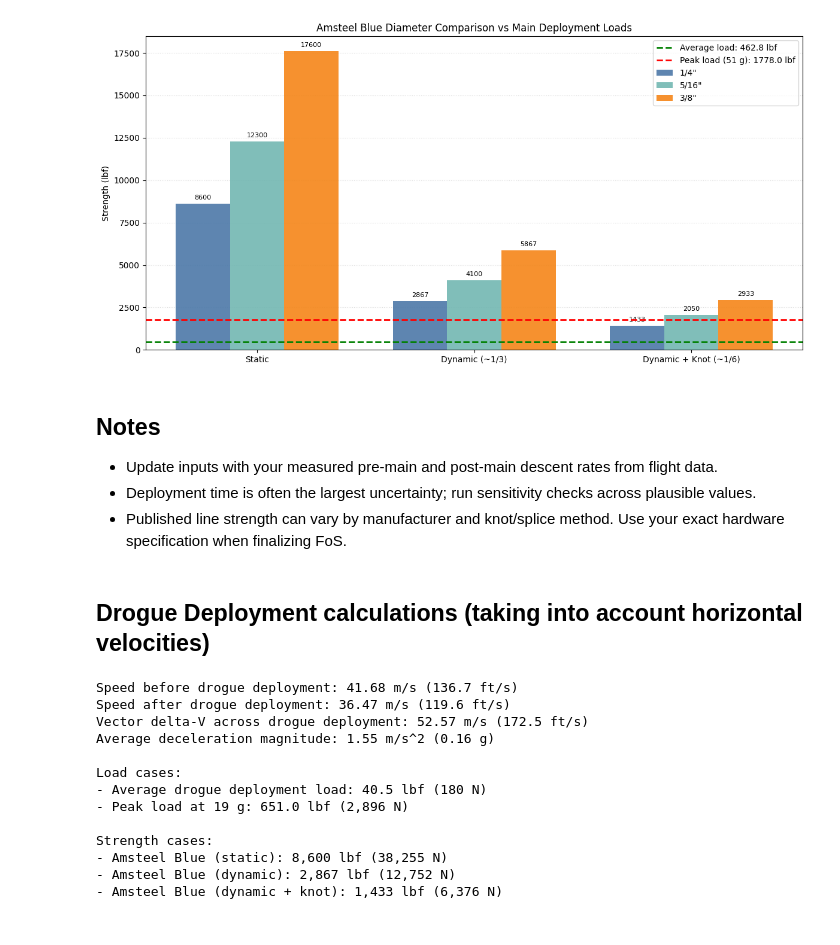
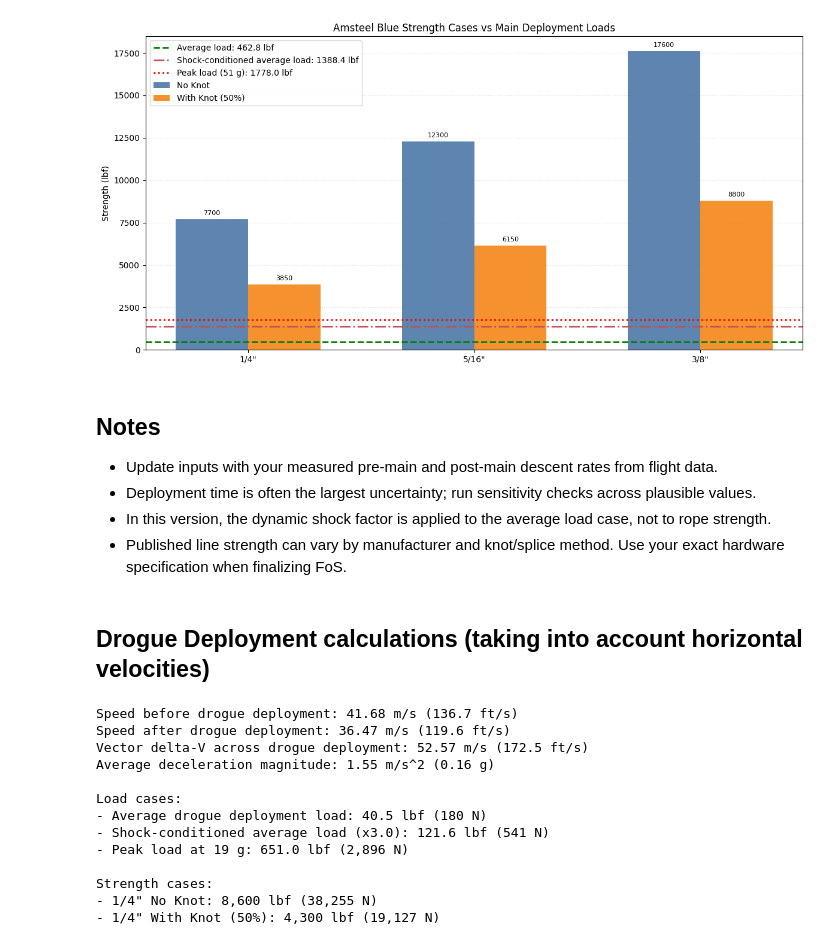
Before and after one commit to VoicefulEmu/DataAnalysisSnowbirdTest, a Jupyter notebook: code/ShockCordCalcs.ipynb, the cells around one changed output. Drawn from its saved outputs; the diff is of its cells as text; code cells hidden in the pictures.

```diff
--- a/code/ShockCordCalcs.ipynb
+++ b/code/ShockCordCalcs.ipynb
@@ -16,10 +19,10 @@ deployment_time_s = 0.40  # Time over which velocity change occurs, seconds
 max_g_main = 50.8  # Maximum expected deceleration in g's (measured main channel max accel)
 required_fos = 3.0
 knot_efficiency = 0.50  # Conservative retained strength fraction for a knotted termination
-dynamic_shock_factor=1.0 / 3.0  # Conservative additional factor to account for dynamic shock loading beyond the simple impulse calculation
+shock_load_factor = 3.0  # Multiplier applied to the average load for dynamic shock conditioning
 
 # Amsteel Blue minimum break strengths by diameter (typical published values)
-amsteel_strength_lbf_quart = 8600.0   # 1/4 in
+amsteel_strength_lbf_quart = 7700   # 1/4 in
 amsteel_strength_lbf_quint = 12300.0  # 5/16 in
 amsteel_strength_lbf_oct   = 17600.0  # 3/8 in
 
@@ -34,23 +37,22 @@ mass_kg = mass_lbm * KG_PER_LBM
 v_before_main_mps = v_before_main_fts * M_PER_FT
 v_after_main_mps = v_after_main_fts * M_PER_FT
 
-# Strength cases for all three diameters × three treatment scenarios
+# Strength cases for all three diameters × two termination scenarios
 # Used by the FoS table and the grouped bar chart
 diameters_main = {
     '1/4"': amsteel_strength_lbf_quart,
     '5/16"': amsteel_strength_lbf_quint,
     '3/8"': amsteel_strength_lbf_oct,
 }
-treatments_main = {
-    'Static': 1.0,
-    'Dynamic (~1/3)': dynamic_shock_factor,
-    'Dynamic + Knot (~1/6)': dynamic_shock_factor * knot_efficiency,
+knot_treatments_main = {
+    'No Knot': 1.0,
+    'With Knot (50%)': knot_efficiency,
 }
 
 strength_lbf = {
     f'{diam} {treatment}': base * factor
     for diam, base in diameters_main.items()
-    for treatment, factor in treatments_main.items()
+    for treatment, factor in knot_treatments_main.items()
 }
 # %%
 # Calculations
@@ -59,10 +61,12 @@ a_mag = delta_v / deployment_time_s
 a_mag_g = a_mag / g
 
 avg_tension_N = mass_kg * (a_mag + g)
+shock_conditioned_tension_N = avg_tension_N * shock_load_factor
 peak_tension_N = mass_kg * max_g_main * g
 
 loads_N = {
     "Average deployment load": avg_tension_N,
+    f"Shock-conditioned average load (x{shock_load_factor:.1f})": shock_conditioned_tension_N,
     f"Peak load at {max_g_main:.0f} g": peak_tension_N,
 }
 loads_lbf = {name: value / N_PER_LBF for name, value in loads_N.items()}
@@ -171,28 +173,32 @@ CHECK DESIGN: 1/4" Dynamic + Knot (~1/6) vs Peak load at 51 g gives FoS = 0.81,
 import matplotlib.pyplot as plt
 import numpy as np
 
-treatment_labels = list(treatments_main.keys())
 diameter_labels = list(diameters_main.keys())
-colors = ["#4c78a8", "#72b7b2", "#f58518"]
+knot_treatment_labels = list(knot_treatments_main.keys())
+colors = ["#4c78a8", "#f58518"]
 
-x = np.arange(len(treatment_labels))
-n_diam = len(diameter_labels)
-width = 0.25
-offsets = np.linspace(-(n_diam - 1) / 2, (n_diam - 1) / 2, n_diam) * width
+x = np.arange(len(diameter_labels))
+n_treatments = len(knot_treatment_labels)
+width = 0.32
+offsets = np.linspace(-(n_treatments - 1) / 2, (n_treatments - 1) / 2, n_treatments) * width
 
 avg_load_lbf = loads_lbf["Average deployment load"]
+shock_load_lbf = loads_lbf[f"Shock-conditioned average load (x{shock_load_factor:.1f})"]
 peak_load_lbf = loads_lbf[f"Peak load at {max_g_main:.0f} g"]
 label_offset = max(strength_lbf.values()) * 0.01
 
 fig, ax = plt.subplots(figsize=(12, 6))
 
-for i, (diam_label, base_strength) in enumerate(diameters_main.items()):
-    vals = [base_strength * factor for factor in treatments_main.values()]
+for i, treatment_label in enumerate(knot_treatment_labels):
+    vals = [
+        diameters_main[diam_label] * knot_treatments_main[treatment_label]
+        for diam_label in diameter_labels
+    ]
     rects = ax.bar(
         x + offsets[i],
         vals,
         width,
-        label=diam_label,
+        label=treatment_label,
         color=colors[i],
         alpha=0.9,
         zorder=2,
@@ -203,41 +209,50 @@ for i, (diam_label, base_strength) in enumerate(diameters_main.items()):
             v + label_offset,
             f"{v:.0f}",
             ha="center",
             va="bottom",
             fontsize=8,
         )
 
 ax.axhline(
     avg_load_lbf,
     color="green",
     linestyle="--",
     linewidth=2,
     label=f"Average load: {avg_load_lbf:.1f} lbf",
     zorder=3,
 )
 ax.axhline(
+    shock_load_lbf,
+    color="#c44e52",
+    linestyle="-.",
+    linewidth=2,
+    label=f"Shock-conditioned average load: {shock_load_lbf:.1f} lbf",
+    zorder=3,
+)
+ax.axhline(
     peak_load_lbf,
     color="red",
-    linestyle="--",
+    linestyle=":",
     linewidth=2,
     label=f"Peak load ({max_g_main:.0f} g): {peak_load_lbf:.1f} lbf",
     zorder=3,
 )
 
 ax.set_xticks(x)
-ax.set_xticklabels(treatment_labels)
+ax.set_xticklabels(diameter_labels)
 ax.set_ylabel("Strength (lbf)")
-ax.set_title("Amsteel Blue Diameter Comparison vs Main Deployment Loads")
+ax.set_title("Amsteel Blue Strength Cases vs Main Deployment Loads")
 ax.grid(axis="y", linestyle=":", alpha=0.4, zorder=1)
 ax.legend()
 plt.tight_layout()
 plt.show()
 # %% [output]
-[figure, old version]
+[figure, new version]
 # %% [markdown]
 ## Notes
 - Update inputs with your measured pre-main and post-main descent rates from flight data.
 - Deployment time is often the largest uncertainty; run sensitivity checks across plausible values.
+- In this version, the dynamic shock factor is applied to the average load case, not to rope strength.
 - Published line strength can vary by manufacturer and knot/splice method. Use your exact hardware specification when finalizing FoS.
 # %% [markdown]
 ## Drogue Deployment calculations (taking into account horizontal velocities)
@@ -286,26 +310,28 @@ import math
 speed_before_drogue_mps = math.hypot(
     v_horizontal_before_drogue_mps,
     v_vertical_before_drogue_mps,
- )
+)
 speed_after_drogue_mps = math.hypot(
     v_horizontal_after_drogue_mps,
     v_vertical_after_drogue_mps,
- )
+)
 
 delta_v_vertical_drogue_mps = v_vertical_after_drogue_mps - v_vertical_before_drogue_mps
 delta_v_horizontal_drogue_mps = v_horizontal_after_drogue_mps - v_horizontal_before_drogue_mps
 delta_v_total_drogue_mps = math.hypot(
     delta_v_horizontal_drogue_mps,
     delta_v_vertical_drogue_mps,
- )
+)
 a_drogue_mps2 = delta_v_total_drogue_mps / deployment_time_drogue_s
 a_drogue_g = a_drogue_mps2 / g_drogue
 
 avg_tension_drogue_N = mass_kg_drogue * (a_drogue_mps2 + g_drogue)
+shock_conditioned_tension_drogue_N = avg_tension_drogue_N * shock_load_factor_drogue
 peak_tension_drogue_N = mass_kg_drogue * max_g_drogue * g_drogue
 
 loads_drogue_N = {
     "Average drogue deployment load": avg_tension_drogue_N,
+    f"Shock-conditioned average load (x{shock_load_factor_drogue:.1f})": shock_conditioned_tension_drogue_N,
     f"Peak load at {max_g_drogue:.0f} g": peak_tension_drogue_N,
 }
 loads_drogue_lbf = {
@@ -341,12 +367,12 @@ Average deceleration magnitude: 1.55 m/s^2 (0.16 g)
 
 Load cases:
 - Average drogue deployment load: 40.5 lbf (180 N)
+- Shock-conditioned average load (x3.0): 121.6 lbf (541 N)
 - Peak load at 19 g: 651.0 lbf (2,896 N)
 
 Strength cases:
-- Amsteel Blue (static): 8,600 lbf (38,255 N)
-- Amsteel Blue (dynamic): 2,867 lbf (12,752 N)
-- Amsteel Blue (dynamic + knot): 1,433 lbf (6,376 N)
+- 1/4" No Knot: 8,600 lbf (38,255 N)
+- 1/4" With Knot (50%): 4,300 lbf (19,127 N)
 # %%
 # Drogue factor-of-safety summary and design check
 import pandas as pd
```
Also changed, not shown: parts of 8 cells of this notebook, 2 other files.
